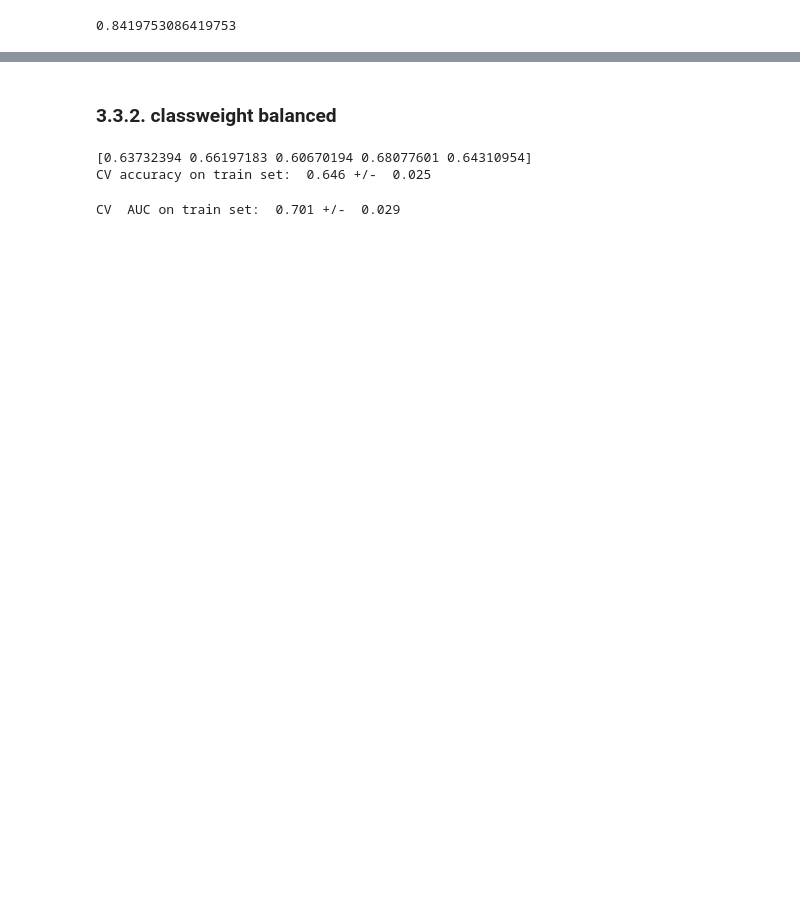
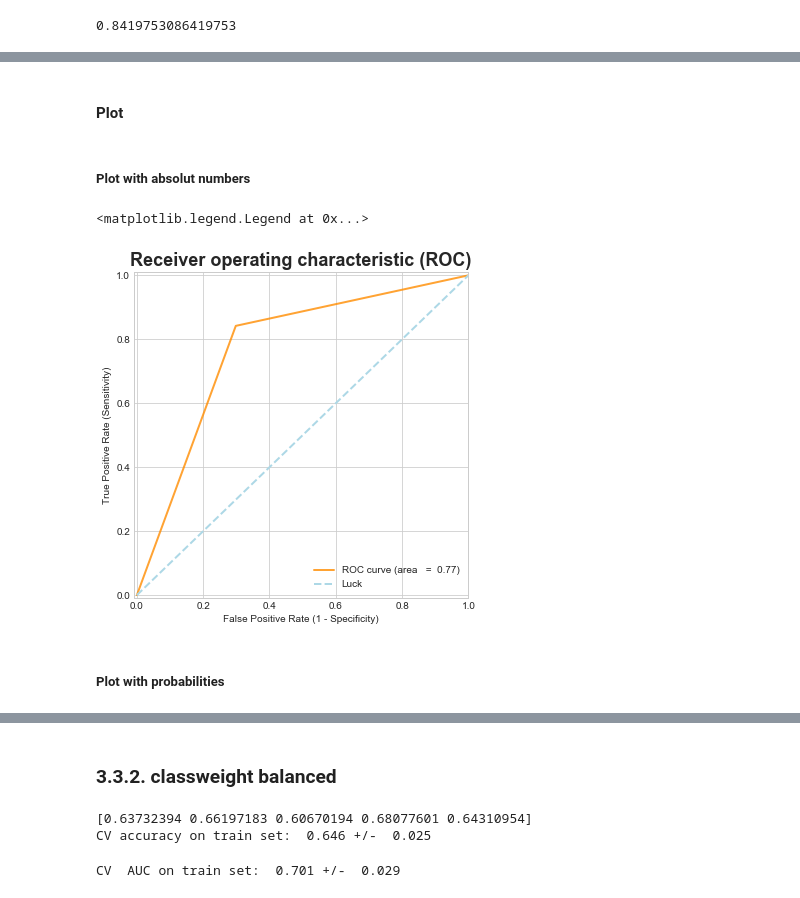
Before and after one commit to mathiasluethi/Machine_Learning_in_Finance_Group_Project, a Jupyter notebook: SVM_Crossvalidation_unpiped.ipynb, the cells around one changed output, grey strips where cells are left out. Drawn from its saved outputs; the diff is of its cells as text; code cells hidden in the pictures; blank space fills up the shorter version.

Commit message:
ROC graphs and different recall/precision scores

```diff
--- a/SVM_Crossvalidation_unpiped.ipynb
+++ b/SVM_Crossvalidation_unpiped.ipynb
@@ -605,0 +670,4 @@ recall_score(response_test, y_pred1, labels=None, pos_label=1, average= 'binary'
+# %% [markdown]
+#### Plot
+# %% [markdown]
+##### Plot with absolut numbers
@@ -605,0 +676,20 @@ recall_score(response_test, y_pred1, labels=None, pos_label=1, average= 'binary'
+# %%
+ #   Compute   ROC   curve   and   ROC   area   (AUC)   for   each   class
+fpr ,   tpr ,   thresholds   =   metrics.roc_curve(response_test, y_pred1)
+roc_auc   =   metrics.auc(fpr , tpr)
+# %%
+plt. figure (figsize =(6,   6))
+plt.plot(fpr, tpr ,   lw=2,
+         label = 'ROC curve (area   = {0: 0.2f})'.format(roc_auc), color= 'darkorange', alpha = .8)
+plt.plot([0,   1],   [0,   1], lw=2,   c   = 'k',   linestyle ='--', label = 'Luck', color = 'lightblue')
+plt.xlim([-0.01, 1.0 ])
+plt.ylim([-0.01, 1.01])
+plt.xlabel('False Positive Rate (1 - Specificity)')
+plt.ylabel('True Positive Rate (Sensitivity)')
+plt.title('Receiver operating characteristic (ROC)', fontweight ='bold',   fontsize =18)
+plt.legend(loc= "lower right")
+# %% [output]
+<matplotlib.legend.Legend at 0x...>
+[figure, added]
+# %% [markdown]
+##### Plot with probabilities
```
Also changed, not shown: parts of 23 cells of this notebook.
